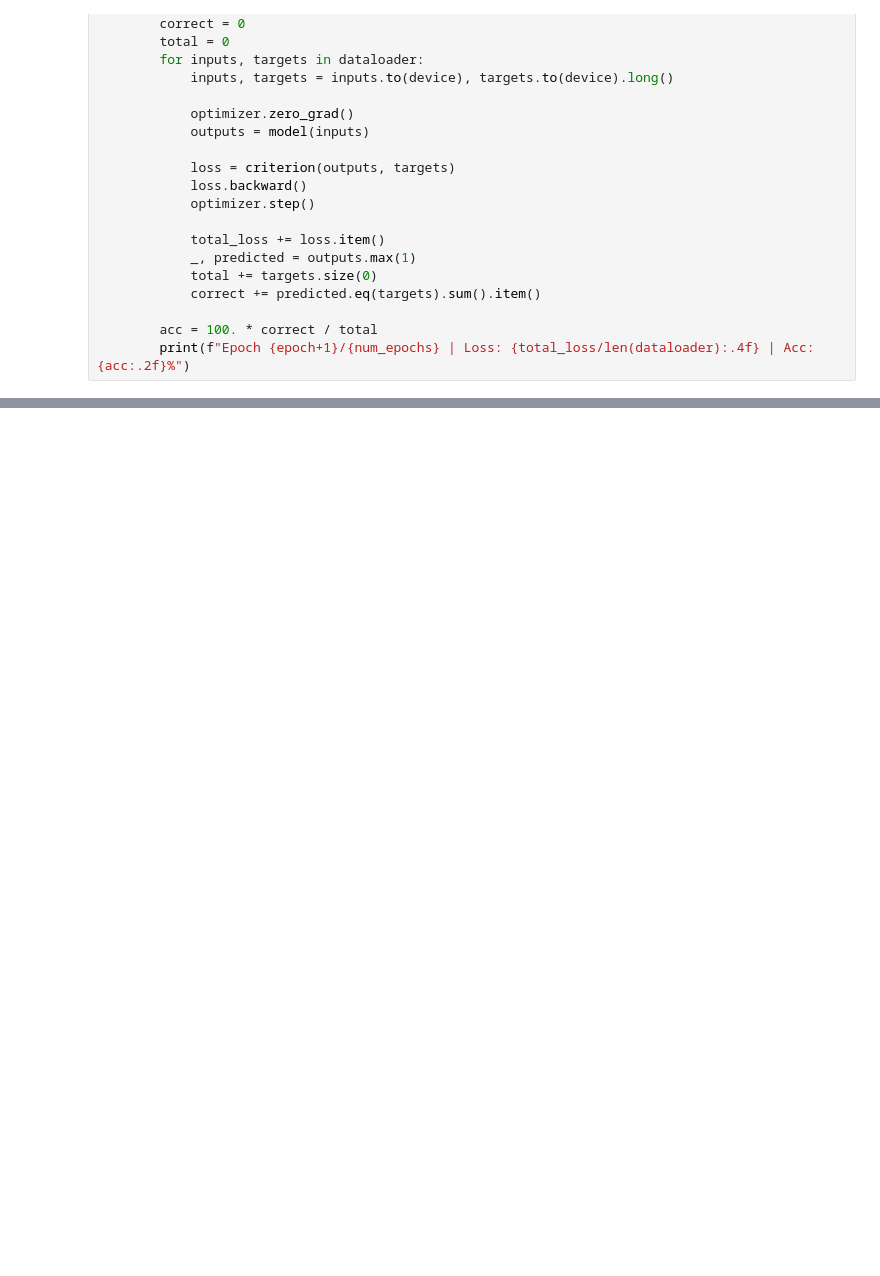
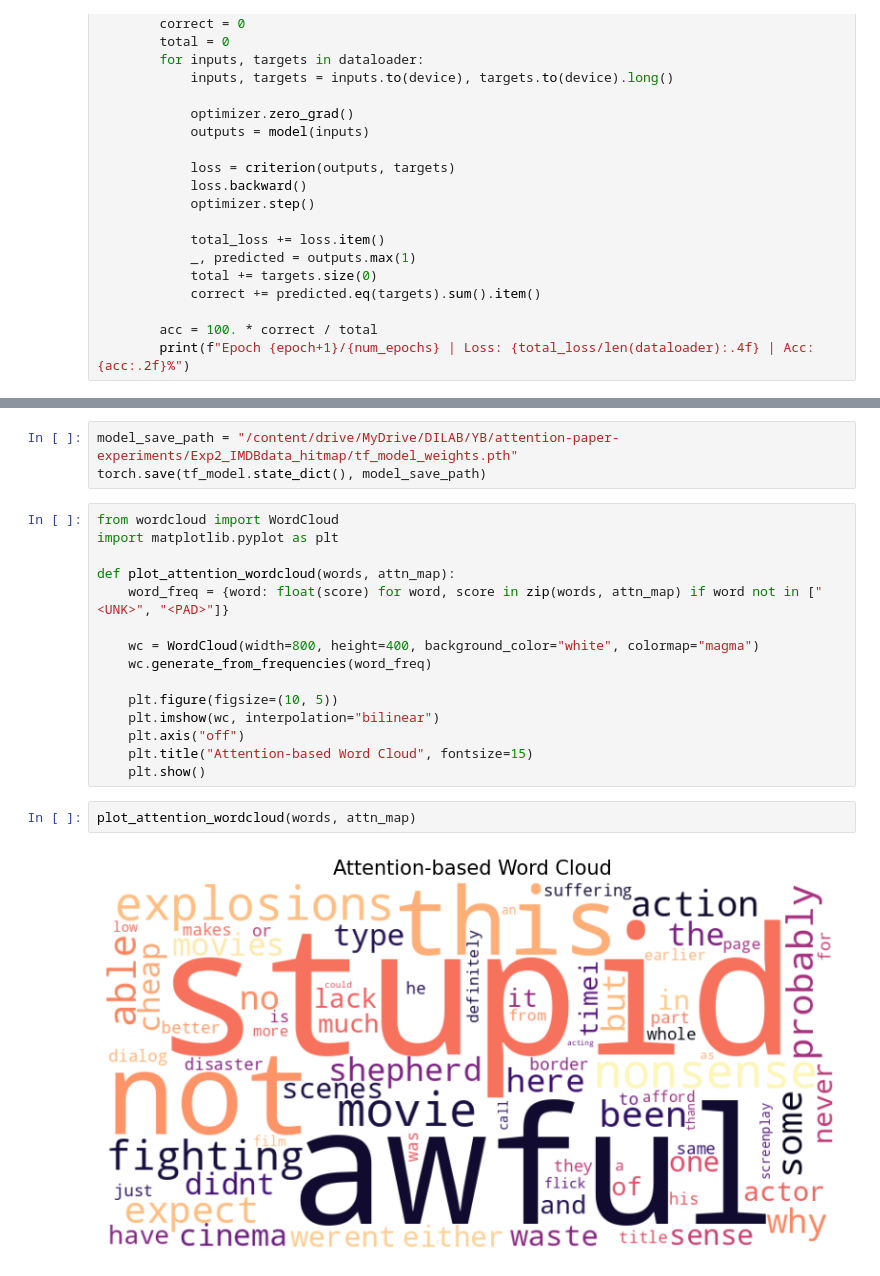
Before and after one commit to shail1027/attention-paper-experiments, a Jupyter notebook: Exp2_IMDBdata_hitmap/experiment.ipynb, the cells around one changed output, grey strips where cells are left out. Cells and saved outputs as stored; diff of their text form; blank space fills up the shorter version.

Commit message:
Exp.2 어텐션 히스맵을 wordcloud로 표현해보기

```diff
--- a/Exp2_IMDBdata_hitmap/experiment.ipynb
+++ b/Exp2_IMDBdata_hitmap/experiment.ipynb
@@ -164,0 +166,22 @@ Epoch 10/10 | Loss: 0.1256 | Acc: 95.35%
+# %%
+model_save_path = "/content/drive/MyDrive/DILAB/YB/attention-paper-experiments/Exp2_IMDBdata_hitmap/tf_model_weights.pth"
+torch.save(tf_model.state_dict(), model_save_path)
+# %%
+from wordcloud import WordCloud
+import matplotlib.pyplot as plt
+
+def plot_attention_wordcloud(words, attn_map):
+    word_freq = {word: float(score) for word, score in zip(words, attn_map) if word not in ["<UNK>", "<PAD>"]}
+
+    wc = WordCloud(width=800, height=400, background_color="white", colormap="magma")
+    wc.generate_from_frequencies(word_freq)
+
+    plt.figure(figsize=(10, 5))
+    plt.imshow(wc, interpolation="bilinear")
+    plt.axis("off")
+    plt.title("Attention-based Word Cloud", fontsize=15)
+    plt.show()
+# %%
+plot_attention_wordcloud(words, attn_map)
+# %% [output]
+[figure, added]
```
Also changed, not shown: parts of 3 cells of this notebook, 1 other file.
